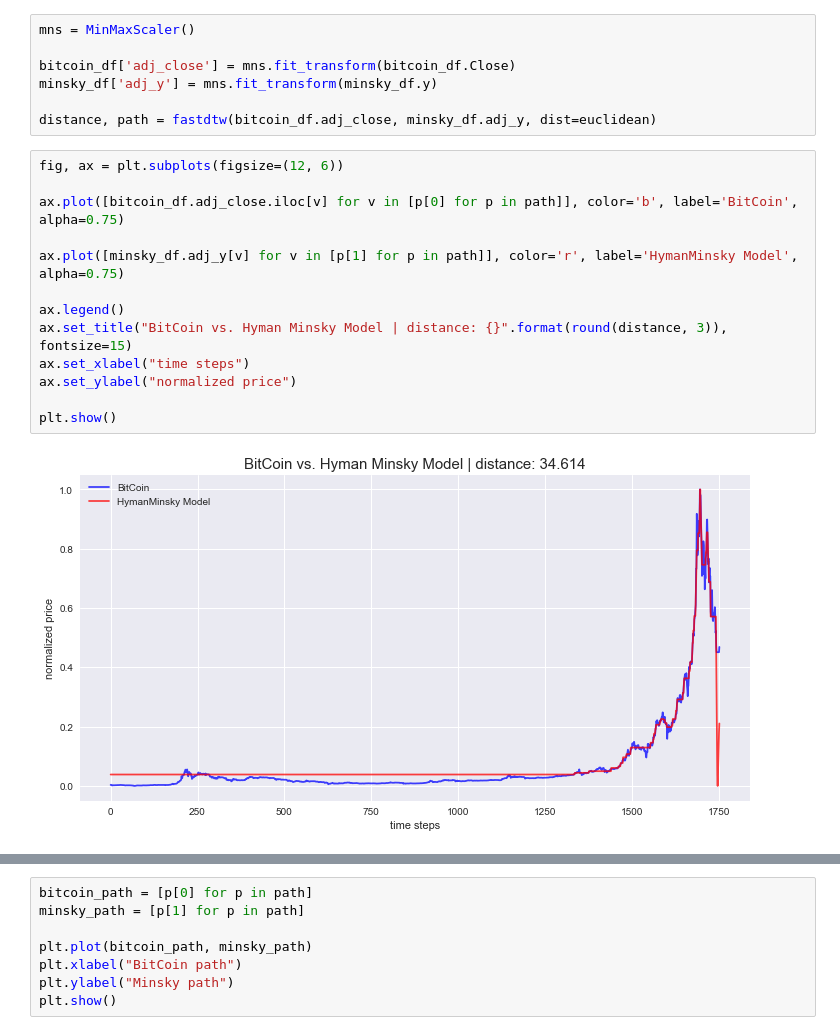
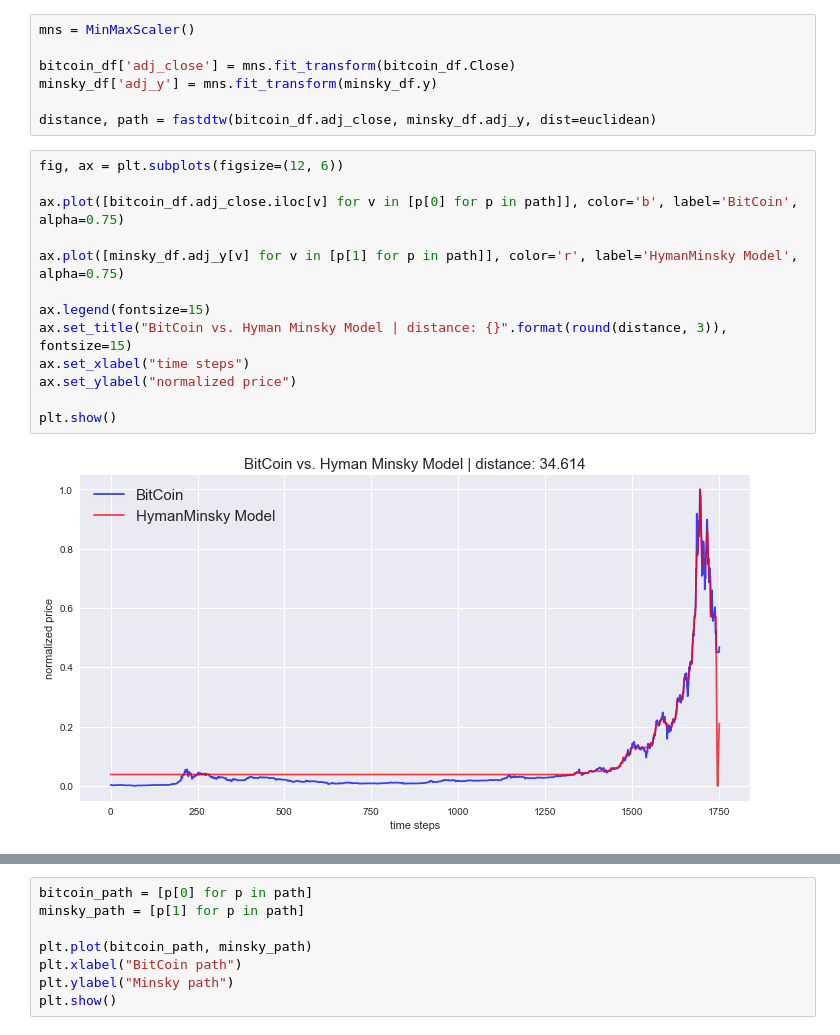
Before and after one commit to junkwhinger/bitcoin, a Jupyter notebook: Coin Analysis.ipynb, the cells around one changed output, grey strips where cells are left out. Saved outputs shown, nothing was run; the diff lists cells and outputs as text.

```diff
--- a/Coin Analysis.ipynb
+++ b/Coin Analysis.ipynb
@@ -194,18 +194,18 @@ distance, path = fastdtw(bitcoin_df.adj_close, minsky_df.adj_y, dist=euclidean)
 # %%
 fig, ax = plt.subplots(figsize=(12, 6))
 
 ax.plot([bitcoin_df.adj_close.iloc[v] for v in [p[0] for p in path]], color='b', label='BitCoin', alpha=0.75)
 
 ax.plot([minsky_df.adj_y[v] for v in [p[1] for p in path]], color='r', label='HymanMinsky Model', alpha=0.75)
 
-ax.legend()
+ax.legend(fontsize=15)
 ax.set_title("BitCoin vs. Hyman Minsky Model | distance: {}".format(round(distance, 3)), fontsize=15)
 ax.set_xlabel("time steps")
 ax.set_ylabel("normalized price")
 
 plt.show()
 # %% [output]
-[figure, old version]
+[figure, new version]
 # %% [markdown]
 그럴듯하게 들어맞는 그림이다. 지금 우리가 보는 비트코인 가격의 급락은 Minsky Moment가 정말 맞는걸까? 아직 민스키 그래프만큼 비트코인 가격이 내려오지는 않았으므로 또다른 떡상을 위한 숨고르기일 수도 있겠다(feat. 행복회로)
 
```
Also changed, not shown: parts of 1 cell of this notebook, 1 other file.
